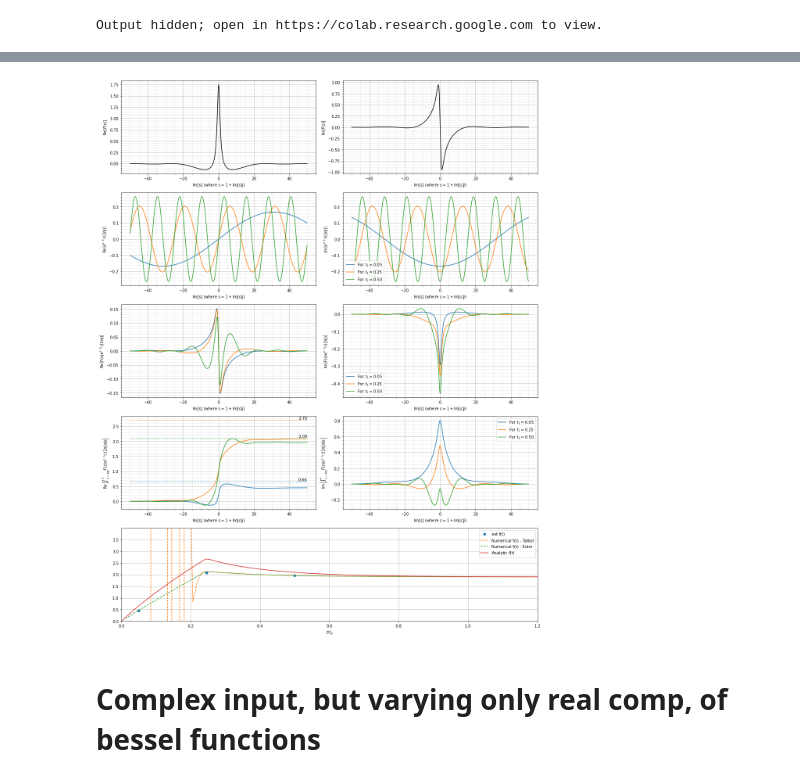
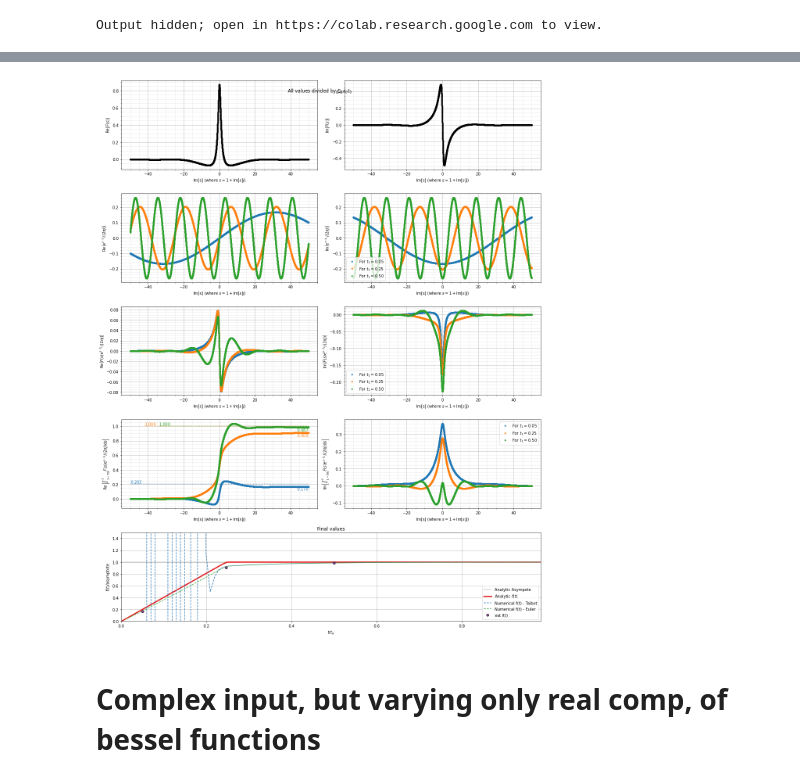
Before and after one commit to ryerrabelli/Yerrabelli-Spector-Poroelastic-Model-Code, a Jupyter notebook: src/TestBessel.ipynb, the cells around one changed output, grey strips where cells are left out. Saved outputs shown, nothing was run; the diff lists cells and outputs as text; code cells hidden in the pictures.

Commit message:
Committing work from the other day into special test case where C1=C2

```diff
--- a/src/TestBessel.ipynb
+++ b/src/TestBessel.ipynb
@@ -917,10 +946,18 @@ importlib.reload(inverting)
 
 from viscoporoelastic_model import CohenModel, getCohenModelModified
 
+param_name, param_name_latex = "v31", "\nu_{31}"
+param_vals = np.array([np.sqrt(1/2)])  #np.linspace(0,1,10,endpoint=True)
+
+
 VPEs = [
         (CohenModel(), fr"$Cohen$"),
         #(getCohenModelModified(E1=3.5), fr"$Cohen, E_1=3.5$")
         ]
+if param_name_latex is None:
+    param_name_latex = param_name
+VPEs = [(getCohenModelModified(**{param_name:param_val}), f"For ${param_name_latex}={np.round(param_val,2)}$") for param_val in param_vals]
+
 do_plot = True  #@param {type: "boolean"}
 s_real = 1 #@param {type:"slider", min:-10, max:10, step:0.1}
 (s, ds)=np.linspace(start=s_real-50j, stop=s_real+50j, num=10000, endpoint=True, retstep=True)
@@ -944,9 +981,10 @@ yss = []
 row_namess = []
 
 for ind, (vpe, label) in enumerate(VPEs):
+    asymptote_analyt = (vpe.E3*vpe.strain_rate*vpe.t0_tg*tg)
     # The [...,None] index allows t1 to be either a single value (returns single value) or a matrix (returns matrix)
     ys = [
-          vpe.laplace_value(s, dimensional=True),
+          vpe.laplace_value(s, dimensional=True)/asymptote_analyt,
           np.exp(s[...,None]*t1)/(2j*np.pi)
           ]
     ys.append( (ys[0].T*ys[1].T).T )
@@ -972,7 +1010,7 @@ for ind, (vpe, label) in enumerate(VPEs):
     integrand_vals = ds*ys[2]
     inv_laplace_integ = np.sum(ds*ys[2], axis=0)
     inv_laplace_integ_re = np.real_if_close(inv_laplace_integ)
-    analytic_values = vpe.inverted_value(t=t1*vpe.tg)
+    analytic_values = vpe.inverted_value(t=t1*vpe.tg) / asymptote_analyt
 
     df_params = pd.DataFrame({
         "t/tg": t1,
@@ -1022,26 +1060,37 @@ if do_plot:
         ax.remove()
     axbig = fig.add_subplot(gs[-1, -2:])
     axbig.grid(which="major")
-    ax.grid(which="minor", alpha=0.75, linestyle=":")  # set minor grid lines, but make them less visible
-    t_plot = np.linspace(0,1.2,num=100,endpoint=True)
-    analytic_values_plot = vpe.inverted_value(t=t_plot*vpe.tg)
+    axbig.grid(which="minor", alpha=0.75, linestyle=":")  # set minor grid lines, but make them less visible
 
-    axbig.plot(t1, ys[3][-1,:],"o", label="est $f(t)$")
+    t_plot = np.linspace(0, 4*vpe.t0_tg, num=100,endpoint=True)
+    analytic_values_plot = vpe.inverted_value(t=t_plot*vpe.tg) / asymptote_analyt
+    asymptote_approx = vpe.inverted_value(t=np.array([5*vpe.tg])) / asymptote_analyt
+
+    # Make this plot have a different colorscheme than the other plots to avoid confusion
+    axbig.set_prop_cycle(color=plt.cm.Set1(np.linspace(0,1,9)))
+    axbig.plot([t_plot[0],t_plot[-1]],
+               [asymptote_approx, asymptote_approx],
+               "k-", alpha=0.25, label="Analytic Asympote")
+
+    axbig.plot(t_plot, analytic_values_plot, "-", label="Analytic $f(t)$", lw=3)
     axbig.plot(t_plot[int(len(t_plot)/25):],
                 inverting.talbot_inversion(vpe.laplace_value,
-                                            t_plot[int(len(t_plot)/25):]), "--", label="Numerical f(t) - Talbot")
-    axbig.plot(t_plot, inverting.euler_inversion(vpe.laplace_value, t_plot), "--", label="Numerical f(t) - Euler")
-    axbig.plot(t_plot, analytic_values_plot, "-", label="Analytic $f(t)$")
+                                            t_plot[int(len(t_plot)/25):])/asymptote_analyt, "--", label="Numerical f(t) - Talbot")
+    axbig.plot(t_plot, inverting.euler_inversion(vpe.laplace_value, t_plot)/asymptote_analyt, "--", label="Numerical f(t) - Euler")
+    axbig.plot(t1, ys[3][-1,:],"o", mec="k", label="est $f(t)$")
 
     axbig.set_xlabel("$t/t_g$")
+    axbig.set_ylabel(r"$f(t)/$asymptote")
     axbig.set_xlim([0, np.max(t_plot)])
     axbig.set_ylim([0, np.max(analytic_values_plot)*1.5 ])
+    axbig.set_title("Final values")
     axbig.legend()
 
-    for ys, row_names in zip(yss, row_namess):
-        for ind,y in enumerate(ys):
-            axs.flat[0+ind*2].plot(plot_s, np.real(y), "k" if y.ndim<=1 else "")
-            axs.flat[1+ind*2].plot(plot_s, np.imag(y), "k" if y.ndim<=1 else "")
+
+    for ys, row_names in zip(yss, row_namess):  # for each model
+        for ind,y in enumerate(ys):  # for each row
+            axs.flat[0+ind*2].plot(plot_s, np.real(y), "k." if y.ndim<=1 else ".")
+            axs.flat[1+ind*2].plot(plot_s, np.imag(y), "k." if y.ndim<=1 else ".")
             axs.flat[0+ind*2].set_ylabel(r"$\mathrm{Re} \left[" +f"{row_names[ind]}"+r"\right]$")
             axs.flat[1+ind*2].set_ylabel(r"$\mathrm{Im} \left[" +f"{row_names[ind]}"+r"\right]$")
             if y.ndim>1:
@@ -1050,18 +1099,35 @@ if do_plot:
         # put this OUTSIDE the inner for loop
         #Draw horizontal line where the analytic value should be
         axs.flat[0+ind*2].set_prop_cycle(None)  # Resets the color cycle so colors of lines match the colors of plot
+        # label_x is a column vector
+        label_x = (np.min(plot_s)+np.arange(len(analytic_values))*0.08*(np.max(plot_s)-np.min(plot_s)))[...,np.newaxis]
+
         axs.flat[0+ind*2].plot(
-            plot_s[ np.array([0,-1])],
+            #plot_s[ np.array([0,-1])],
+            np.append(label_x,np.full_like(label_x, np.max(plot_s)), axis=1).T,
             #np.repeat(plot_s[(-1)][...,None],2),
-            np.repeat(analytic_values[...,None], 2, axis=1).T, ":"
+            np.repeat(analytic_values[...,None], 2, axis=1).T,
+            ":", alpha=0.8,   # put 0.5 in case overlap
             )
+        for ind, t1_val in enumerate(t1):
+            # Gets the color cycle in use, then access the nth item
+            this_color = plt.rcParams["axes.prop_cycle"].by_key()["color"][ind]
+            # Minimize the risk of overlap by spacing the text out horizontally (at least the left ones)
+            this_left_x = np.min(plot_s)+ind*0.08*(np.max(plot_s)-np.min(plot_s))
+            # Annotate analytic value on left
+            axs.flat[-2*2].annotate(
+                f"${analytic_values[ind]:0.3f}$",
+                (label_x[ind], analytic_values[ind]), xycoords="data",
+                va='bottom', ha="left", color=this_color, fontweight="bold")
 
-        for ind, t1_val in enumerate(t1):
-            axs.flat[-4].annotate(
-                f"{analytic_values[ind]:0.2f}", (np.max(plot_s), analytic_values[ind]),
-                xycoords="data", va='bottom', ha="right")
+            # Annotate approx value on right
+            axs.flat[-2*2].annotate(
+                f"${np.real(ys[3][-1,ind]):0.3f}$", (np.max(plot_s), np.real(ys[3][-1,ind])),
+                xycoords="data", va='top', ha="right", color=this_color)
+            print()
+            print(analytic_values[ind])
 
-
+    plt.suptitle(r"All values divided by $E_3\dot{\varepsilon}_0 t_0$")
     fig.tight_layout()
 # %% [output]
 [interactive output not drawn]
@@ -1075,4 +1146,4 @@ t1=[0.05     0.246184 0.5     ]
-[figure, old version]
+[figure, new version]
 # %% [markdown]
 # Complex input, but varying only real comp, of bessel functions
 # %%
```
Also changed, not shown: parts of 3 cells of this notebook, 2 other files.
